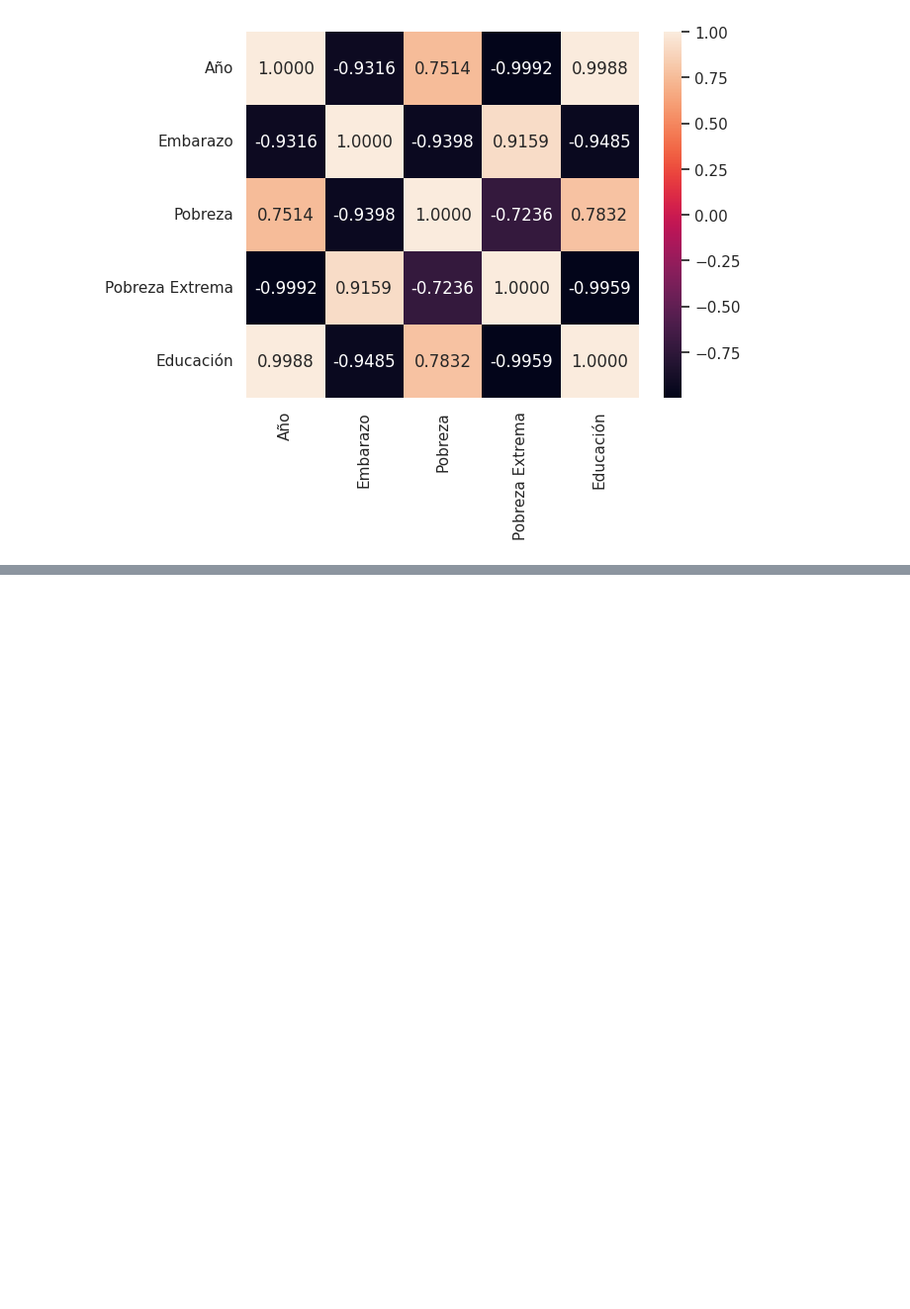
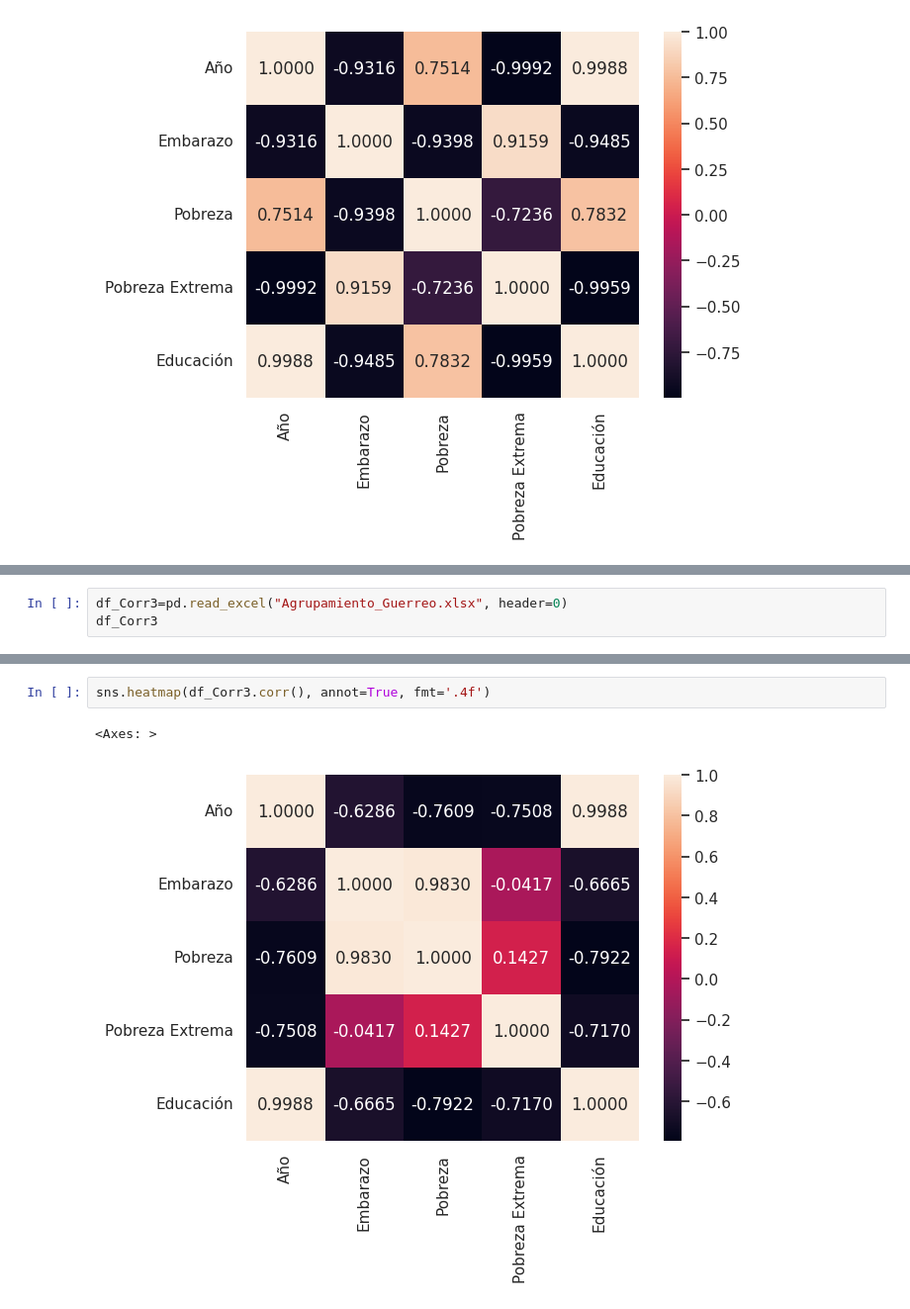
Before and after one commit to SaraElizabethGarciaCajero/Proyecto-ASE-I, a Jupyter notebook: EducaciónFemenina_ASE1.ipynb, the cells around one changed output, grey strips where cells are left out. Shown at 99% size. Cells and saved outputs as stored; diff of their text form; blank space fills up the shorter version.

```diff
--- a/EducaciónFemenina_ASE1.ipynb
+++ b/EducaciónFemenina_ASE1.ipynb
@@ -198,0 +184,3 @@ sns.heatmap(df_Corr.corr(), annot=True, fmt='.4f')
+# %%
+df_Corr3=pd.read_excel("Agrupamiento_Guerreo.xlsx", header=0)
+df_Corr3
@@ -198,0 +206,5 @@ sns.heatmap(df_Corr.corr(), annot=True, fmt='.4f')
+# %%
+sns.heatmap(df_Corr3.corr(), annot=True, fmt='.4f')
+# %% [output]
+<Axes: >
+[figure, added]
```
Also changed, not shown: parts of 18 cells of this notebook.
